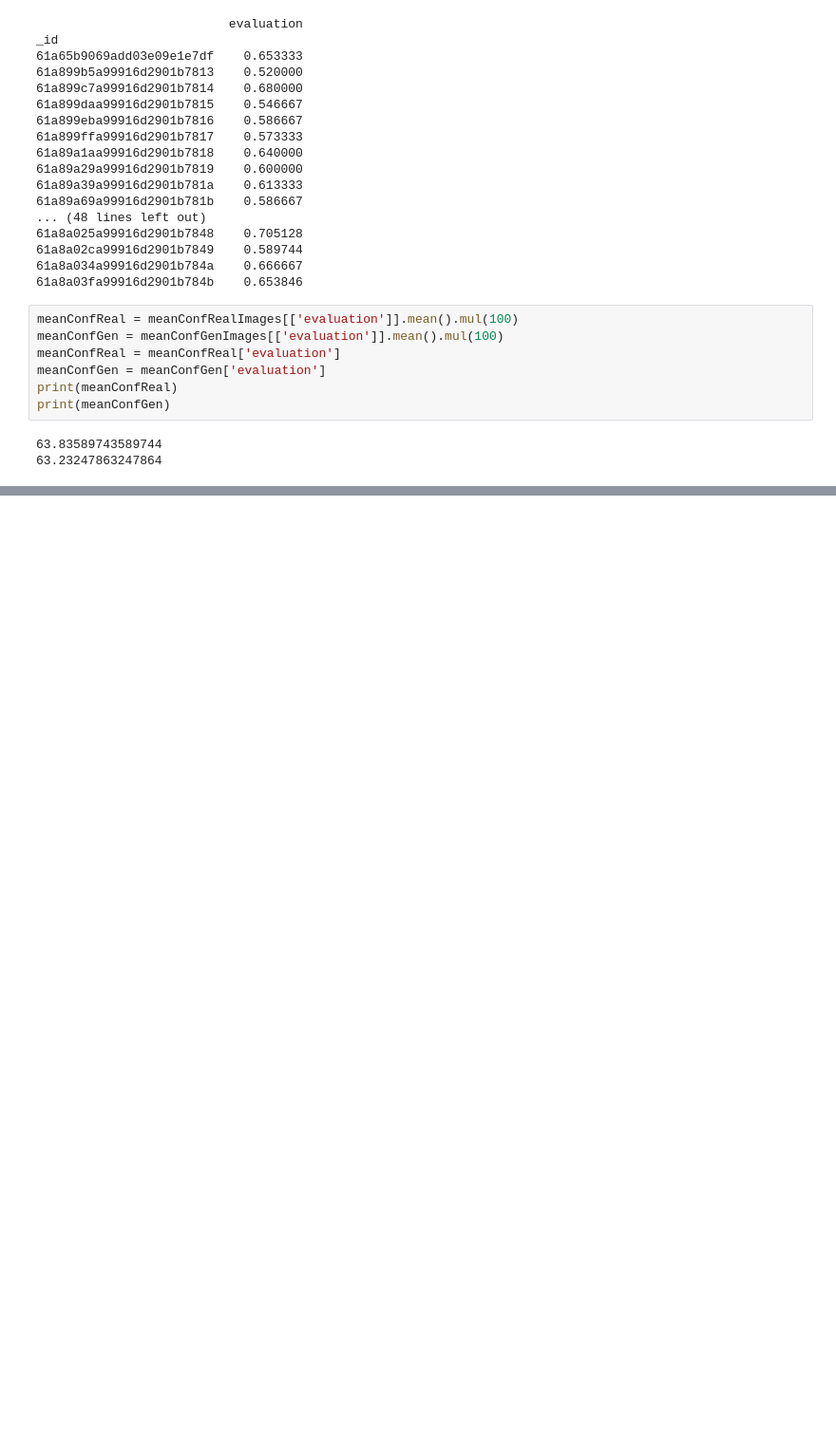
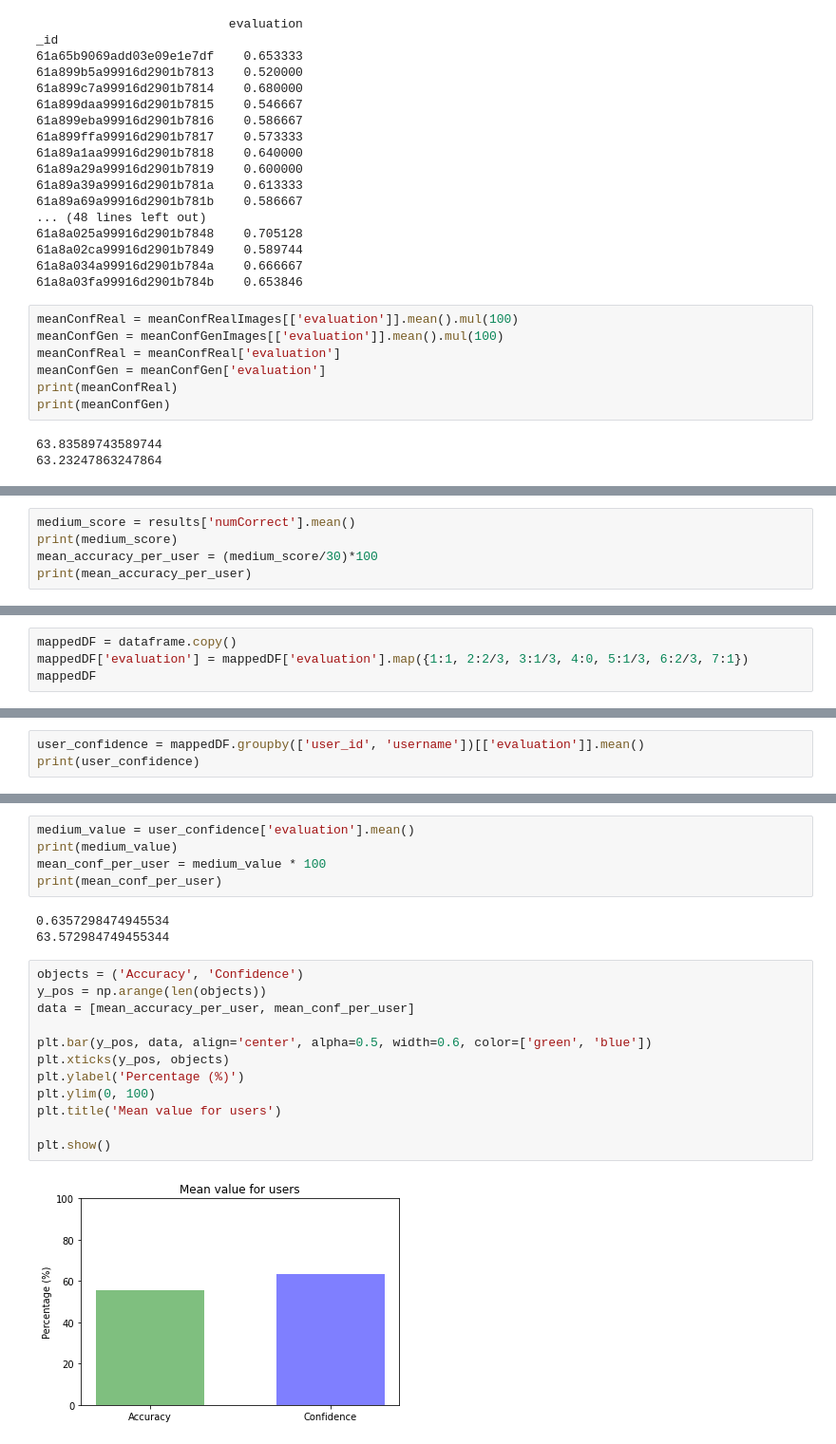
Before and after one commit to emanuelebeozzo/stylegan3-perceptual-test, a Jupyter notebook: data_analysis.ipynb, the cells around one changed output, grey strips where cells are left out. Shown at 95% size. Drawn from its saved outputs; the diff is of its cells as text; blank space fills up the shorter version.

```diff
--- a/data_analysis.ipynb
+++ b/data_analysis.ipynb
@@ -330,0 +466,5 @@ plt.show()
+# %%
+medium_score = results['numCorrect'].mean()
+print(medium_score)
+mean_accuracy_per_user = (medium_score/30)*100
+print(mean_accuracy_per_user)
@@ -330,0 +474,4 @@ plt.show()
+# %%
+mappedDF = dataframe.copy()
+mappedDF['evaluation'] = mappedDF['evaluation'].map({1:1, 2:2/3, 3:1/3, 4:0, 5:1/3, 6:2/3, 7:1})
+mappedDF
@@ -330,0 +492,3 @@ plt.show()
+# %%
+user_confidence = mappedDF.groupby(['user_id', 'username'])[['evaluation']].mean()
+print(user_confidence)
@@ -330,0 +513,22 @@ plt.show()
+# %%
+medium_value = user_confidence['evaluation'].mean()
+print(medium_value)
+mean_conf_per_user = medium_value * 100
+print(mean_conf_per_user)
+# %% [output]
+0.6357298474945534
+63.572984749455344
+# %%
+objects = ('Accuracy', 'Confidence')
+y_pos = np.arange(len(objects))
+data = [mean_accuracy_per_user, mean_conf_per_user]
+
+plt.bar(y_pos, data, align='center', alpha=0.5, width=0.6, color=['green', 'blue'])
+plt.xticks(y_pos, objects)
+plt.ylabel('Percentage (%)')
+plt.ylim(0, 100)
+plt.title('Mean value for users')
+
+plt.show()
+# %% [output]
+[figure, added]
```
Also changed, not shown: parts of 35 cells of this notebook, 4 other files.
